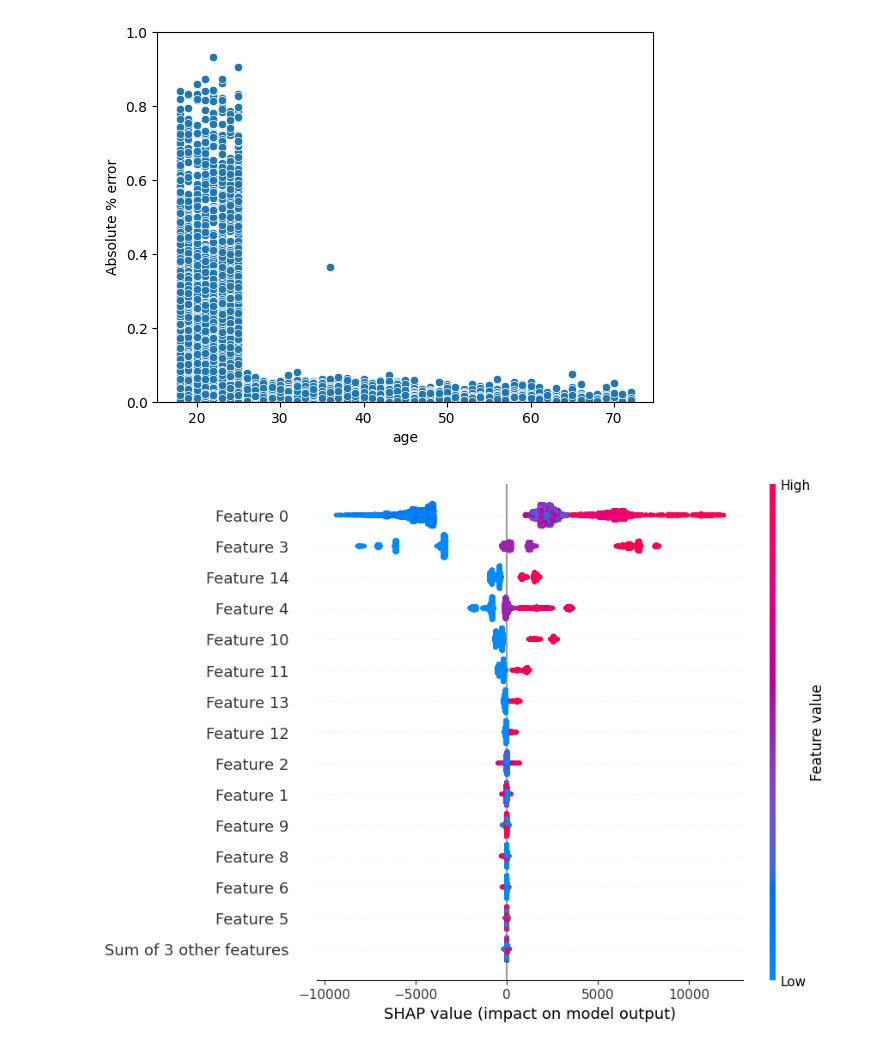
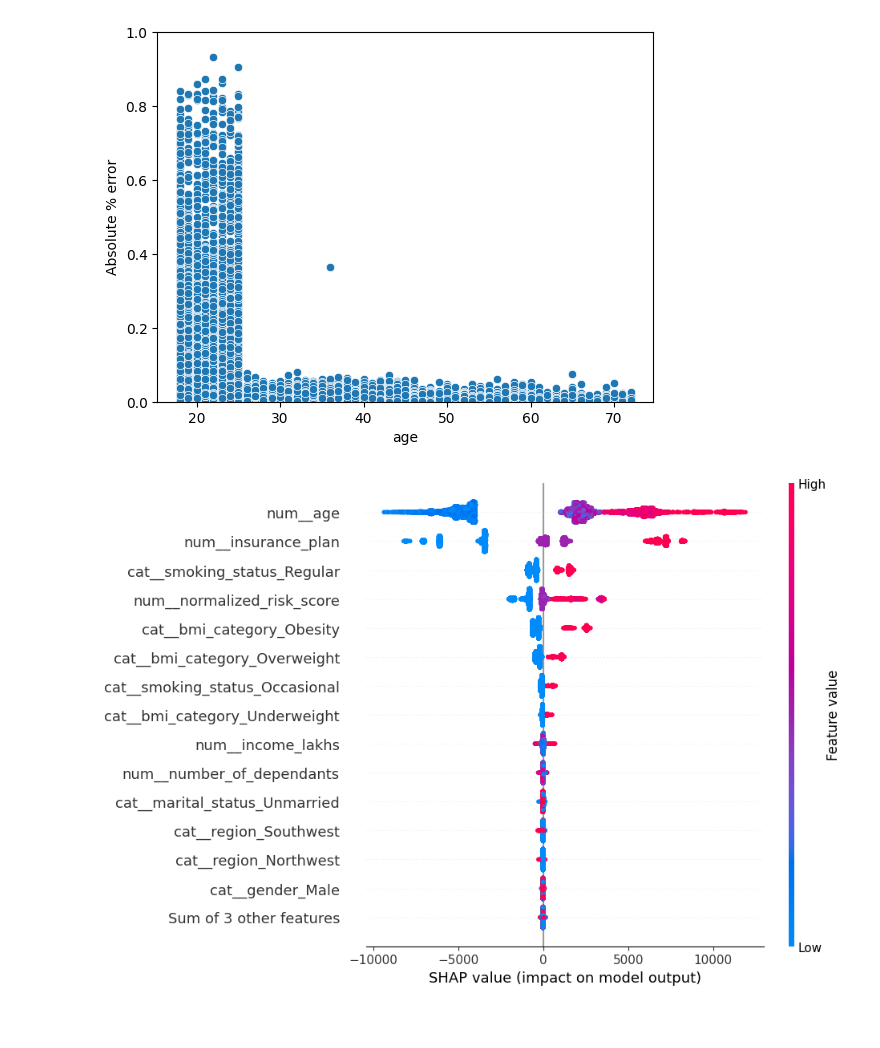
Before and after one commit to HMurawski/Health-Insurance-Model, a Jupyter notebook: notebooks/04_error_analysis_and_segmentation.ipynb, the cells around one changed output. Cells and saved outputs as stored; diff of their text form; code cells hidden in the pictures; blank space fills up the shorter version.

```diff
--- a/notebooks/04_error_analysis_and_segmentation.ipynb
+++ b/notebooks/04_error_analysis_and_segmentation.ipynb
@@ -98,10 +98,11 @@ plt.show()
 [figure]
 # %%
 import shap
+feat_names = model_xgb.named_steps["prep"].get_feature_names_out()
 expl = shap.TreeExplainer(model_xgb.named_steps["model"])
 X_enc = model_xgb.named_steps["prep"].transform(X)
 sh_values = expl(X_enc, check_additivity=False)
-
+sh_values.feature_names = feat_names
 shap.plots.beeswarm(sh_values, max_display=15)
 # %% [output]
-[figure, old version]
+[figure, new version]
```
